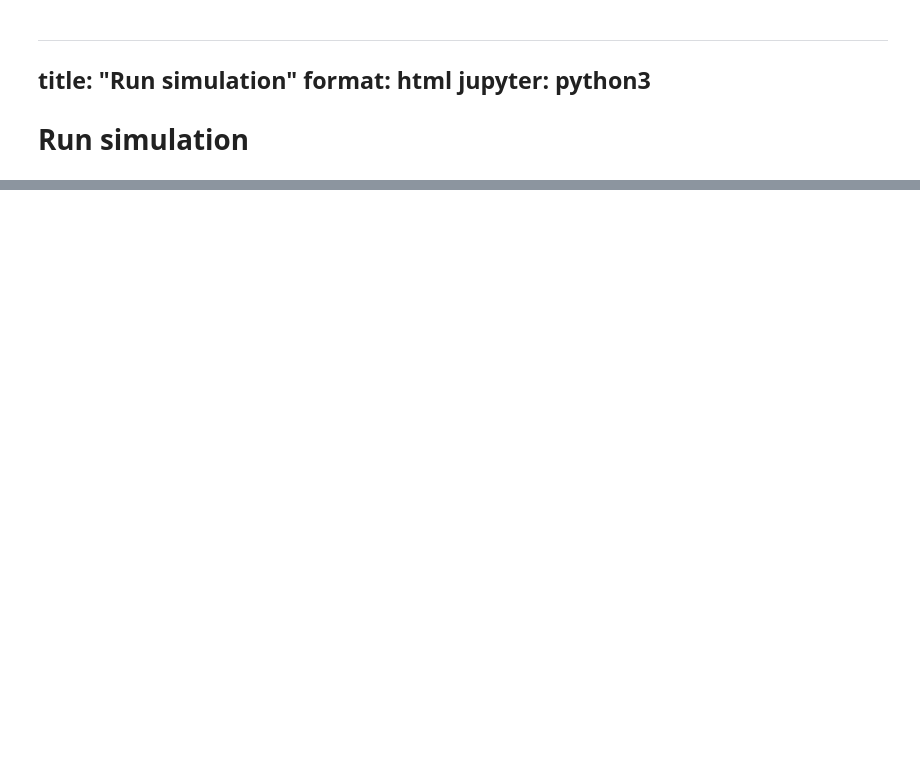
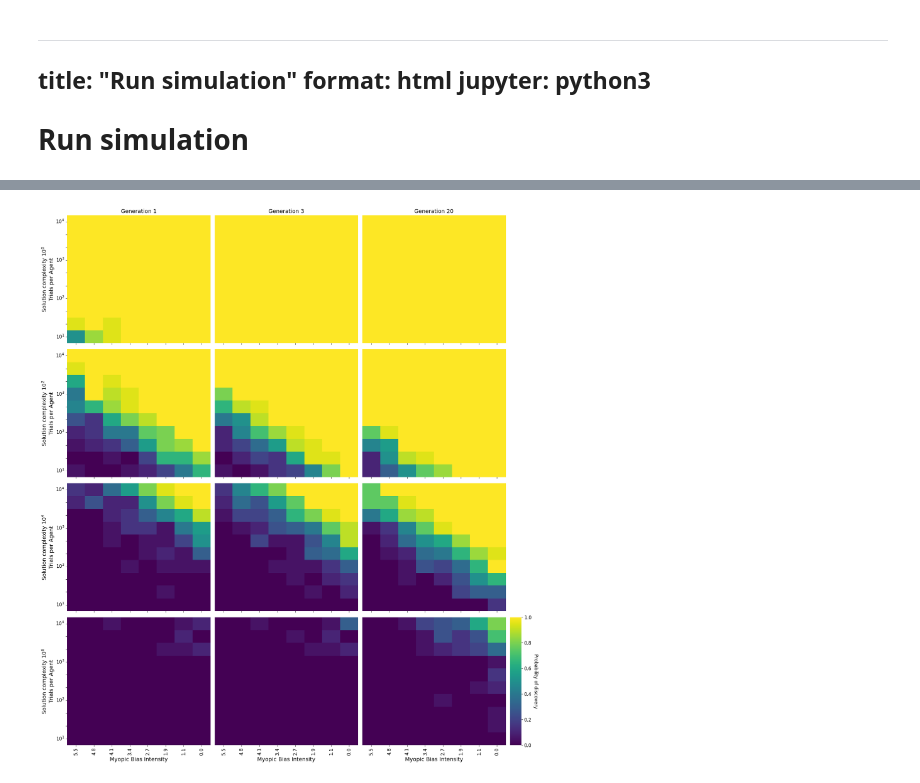
Before and after one commit to center-for-humans-and-machines/reward-network-iii, a Jupyter notebook: abm/abm_v2.ipynb, the cells around one changed output, grey strips where cells are left out. Cells and saved outputs as stored; diff of their text form; code cells hidden in the pictures; blank space fills up the shorter version.

```diff
--- a/abm/abm_v2.ipynb
+++ b/abm/abm_v2.ipynb
@@ -271,7 +315,7 @@ m = m.sort_index(axis=1, ascending=False)
 # Reset index once to avoid MultiIndex access issues
 m_reset = m.reset_index()
 
-generations = [0, 9, 99]
+generations = [0, 2, 19]
 
 # Create a 4x4 grid: 4 rows (one for each dd_value) and 4 columns (3 for generations + 1 for colorbar)
 fig, axs = plt.subplots(len(dd_values), 4, figsize=(18, 5*len(dd_values)),
@@ -294,38 +338,48 @@ for row_idx, dd_val in enumerate(dd_values):
 
         # Set labels
         if col_idx == 0:
-            ax.set_ylabel(f'Solution complexity == {dd_val}\nTrials per Agent')
+            ax.set_ylabel(
+                rf'Solution complexity $10^{dd_val}$' '\n'
+                r'Trials per Agent'
+            ,size=14)
             # Format the y-ticks (one significant digit)
             yvals = data_df.index.values
             mask = np.isclose(np.log10(yvals) % 1, 0)
-            ax.set_yticklabels([rf"$10^{int(np.log10(v))}$" if mask_val else '' for v,mask_val in zip(yvals, mask)])
+            ax.set_yticklabels([rf"$10^{int(np.log10(v))}$" if mask_val else '' for v,mask_val in zip(yvals, mask)], size=12)
         else:
             ax.set_ylabel('')
             ax.set_yticks([])
 
         if row_idx == len(dd_values) - 1:
-            ax.set_xlabel('Myopic Bias Intensity')
+            ax.set_xlabel('Myopic Bias Intensity', size=14)
             # Format the x-ticks (one significant digit)
             tick_labels = [f"{x:.1f}" for x in m.columns]
-            ax.set_xticklabels(tick_labels)
+            ax.set_xticklabels(tick_labels, size=12)
         else:
             ax.set_xlabel('')
             ax.set_xticklabels([])
 
         # Set titles
         if row_idx == 0:
-            ax.set_title(f'Generation {gen+1}')
+            ax.set_title(f'Generation {gen+1}', size=14)
 
 # Put the colorbar in the last row, rightmost column
 last_row_idx = len(dd_values) - 1
 cbar = hm.figure.colorbar(hm.collections[0], cax=axs[last_row_idx, 3])
 # Remove border around the colorbar
 cbar.outline.set_visible(False)
 # Set new label for the colorbar
-cbar.ax.set_ylabel('Probability of discovery', rotation=-90, va="bottom")
+cbar.ax.set_ylabel('Probability of discovery', rotation=-90, va="bottom", size=12)
+cbar.ax.tick_params(labelsize=12)
 axs[last_row_idx, 3].set_xticks([])
 
 # Hide empty colorbar axes in all other rows
 for row_idx in range(len(dd_values)):
     if row_idx != last_row_idx:
         axs[row_idx, 3].set_visible(False)
+
+plt.tight_layout()
+plt.savefig('plots/bias_discoverability.png', dpi=300, bbox_inches='tight', pad_inches=0.1)
+plt.savefig('plots/bias_discoverability.pdf', bbox_inches='tight', pad_inches=0.1)
+# %% [output]
+[figure, added]
```
Also changed, not shown: parts of 20 cells of this notebook.
